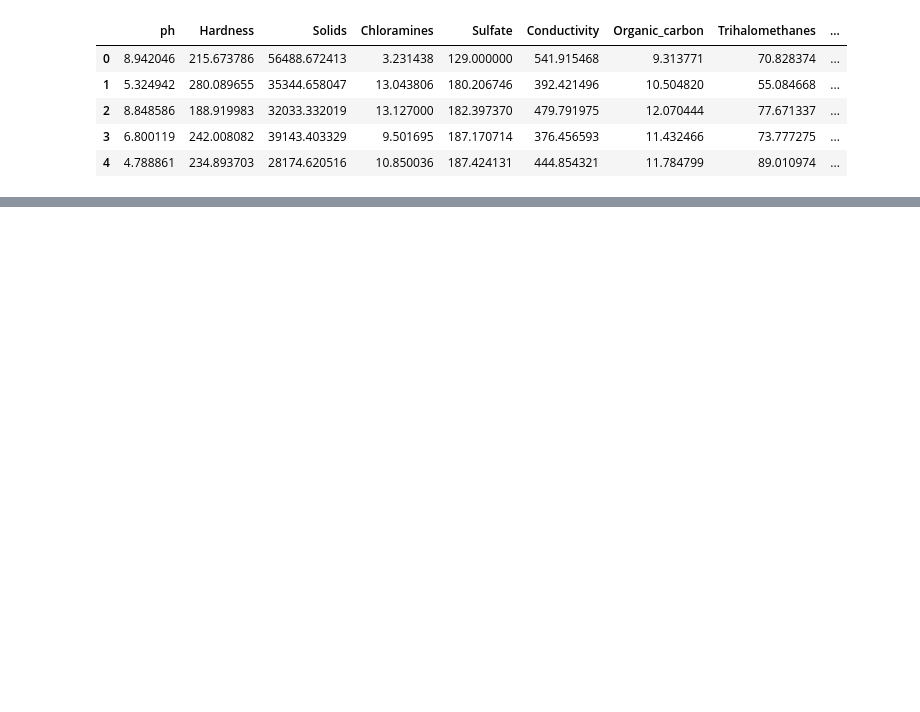
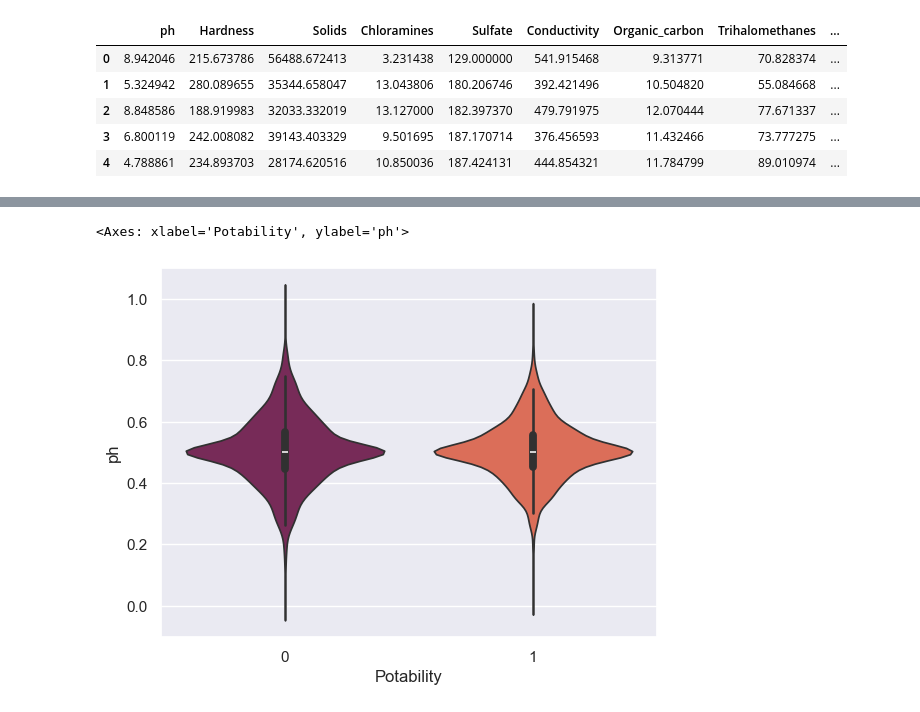
Before and after one commit to mfatmam/Smart-Home-System-for-WasteWater-Treatment-and-Management, a Jupyter notebook: src/statistique.ipynb, the cells around one changed output, grey strips where cells are left out. Saved outputs shown, nothing was run; the diff lists cells and outputs as text; code cells hidden in the pictures; blank space fills up the shorter version.

```diff
--- a/src/statistique.ipynb
+++ b/src/statistique.ipynb
@@ -25,0 +75,5 @@ data.describe().loc[['min', '50%', 'mean', 'max', 'std']].T.style.background_gra
+# %%
+sns.violinplot(x='Potability', y='ph', data=train_df, palette='rocket')
+# %% [output]
+<Axes: xlabel='Potability', ylabel='ph'>
+[figure, added]
```
Also changed, not shown: parts of 34 cells of this notebook.
